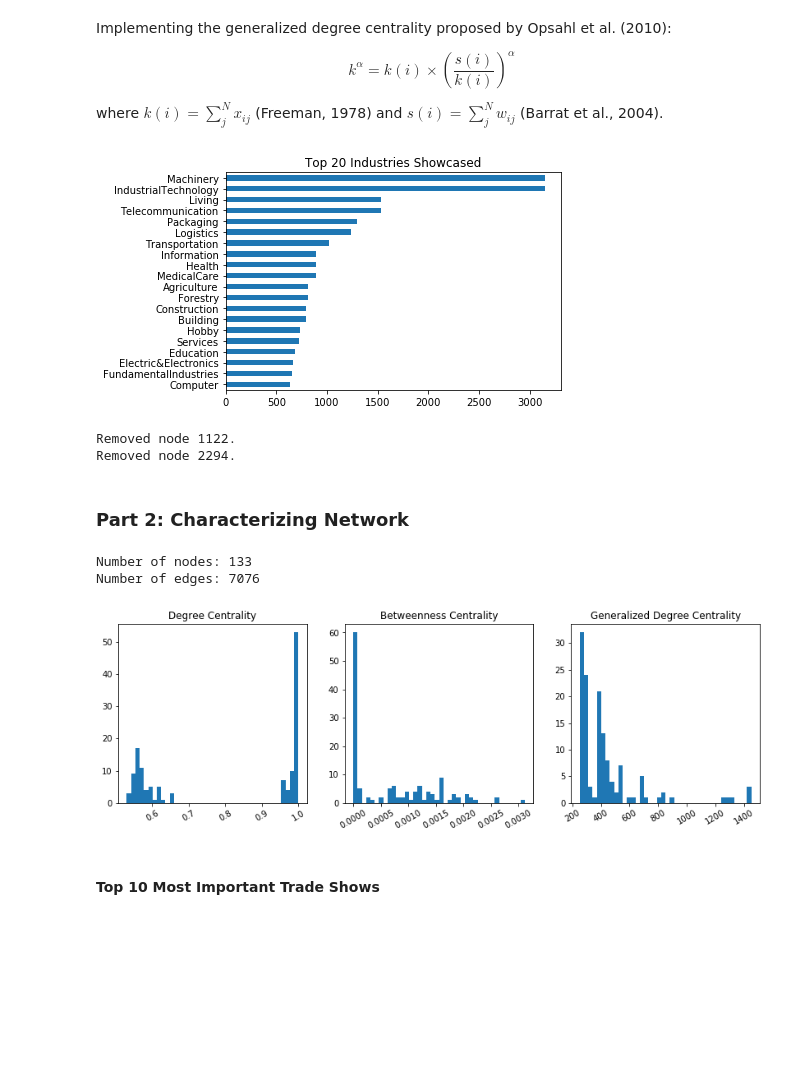
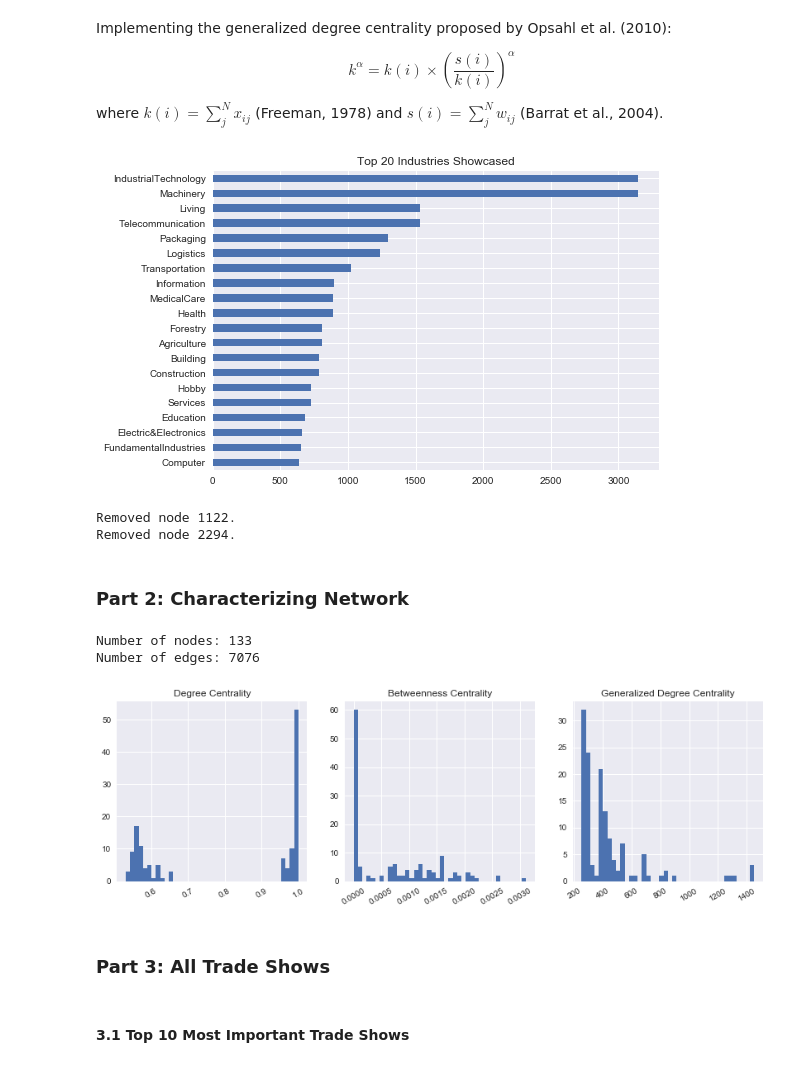
Before and after one commit to lincht/TradeModel, a Jupyter notebook: analysis/tradeshow_network.ipynb, the cells around one changed output. Cells and saved outputs as stored; diff of their text form; code cells hidden in the pictures; blank space fills up the shorter version.

```diff
--- a/analysis/tradeshow_network.ipynb
+++ b/analysis/tradeshow_network.ipynb
@@ -75,6 +75,7 @@ def generalized_degree_centrality(G, alpha=0.5):
 # %%
 import re
 import matplotlib.pyplot as plt
+import seaborn as sns
 
 # Trade show data
 shows = pd.read_excel(path + 'Jetro_Expo_List0119.xls', index_col=0,
@@ -86,36 +87,36 @@ shows.columns = ['show', 'start_date', 'end_date', 'show_ctry', 'show_ctry_code'
 # Top 20 industries showcased
 ind_cnt = pd.Series(re.split(r'[/;,]', '/'.join(
     shows['industry'].str.replace(r'\(.*?\)', r'')))).value_counts().head(20)[-1::-1]
 ind_cnt.plot(kind='barh')
 plt.title('Top 20 Industries Showcased')
 plt.show()
 
 shows['industry'] = shows['industry'].str.replace(r'\(.*?\)', r'').str.split(r'[/;,]').str.join('|')
 shows['istw'] = shows['show_ctry_code'] == 'TW'
 shows_16 = shows[shows['start_date'].dt.year == 2016]
 
 # Build trade show metadata
 ds = nx.degree(G)
-gdcs = generalized_degree_centrality(G, alpha=0.2)
+gdcs = generalized_degree_centrality(G, alpha=0.5)
 for n, d in G.nodes(data=True):
     if n in shows_16.index:
         row = shows_16.loc[n]
-        d.update({
+        G.node[n].update({
             'name': row['show'],
             'start': row['start_date'],
             'end': row['end_date'],
             'ctry': row['show_ctry'],
             'istw': row['istw'],
             'n_com': row['n_com'],
             'ind': row['industry'],
             'degree': ds[n],
             'gdc': gdcs[n]
         })
     else:
         G.remove_node(n)
         print('Removed node {}.'.format(n))
 # %% [output]
-[figure, old version]
+[figure, new version]
 Removed node 1122.
 Removed node 2294.
 # %% [markdown]
@@ -140,6 +141,8 @@ plt.show()
 # %% [output]
 Number of nodes: 133
 Number of edges: 7076
-[figure, old version]
+[figure, new version]
+# %% [markdown]
+### Part 3: All Trade Shows
 # %% [markdown]
-#### Top 10 Most Important Trade Shows
+#### 3.1 Top 10 Most Important Trade Shows
```
Also changed, not shown: parts of 13 cells of this notebook.
